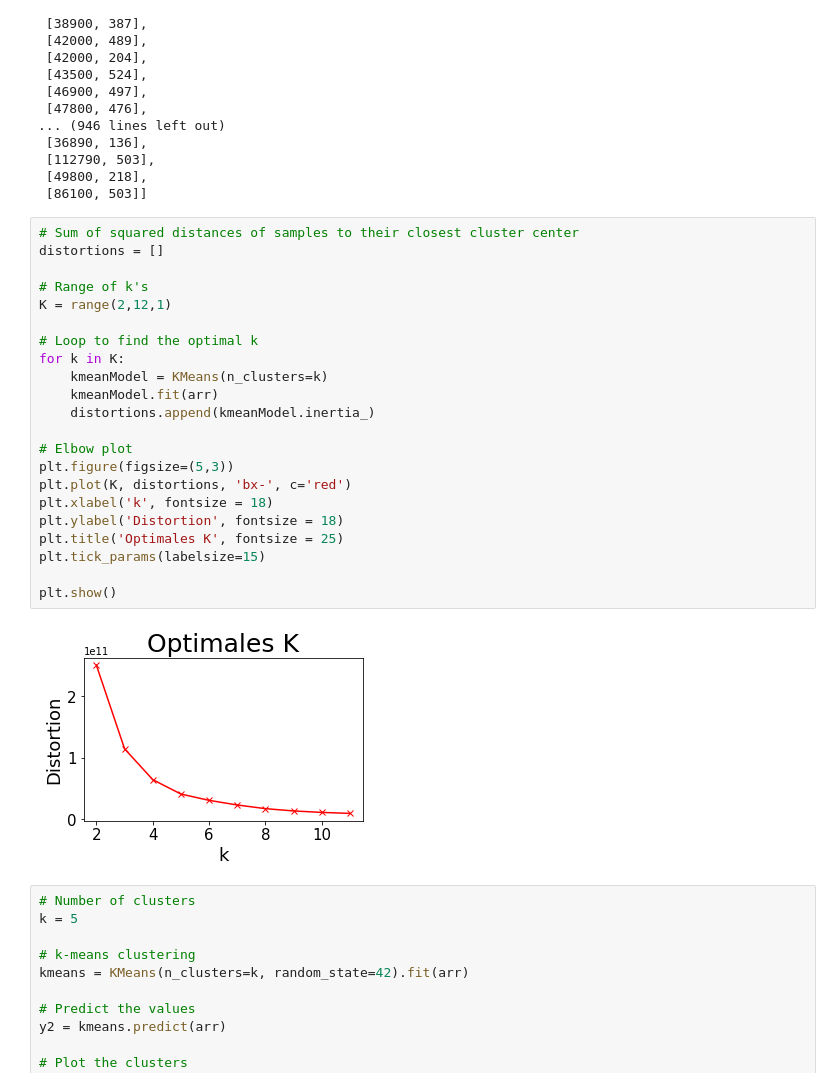
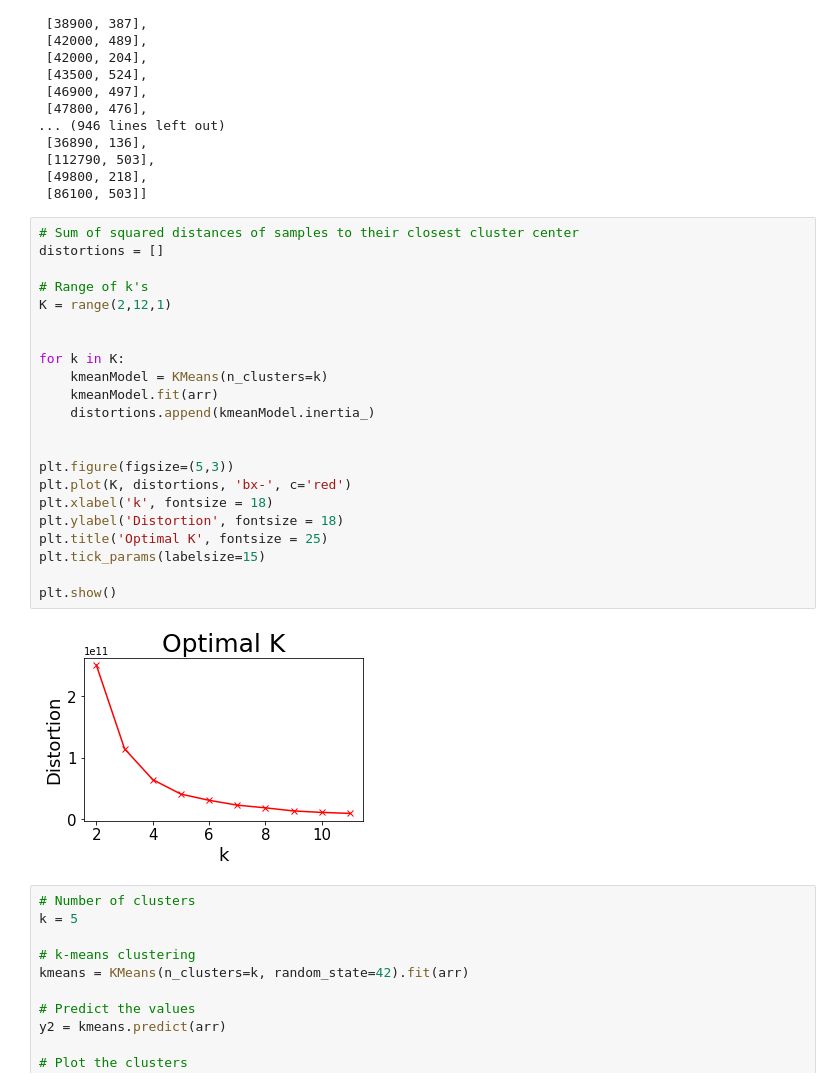
Before and after one commit to jk019/DA_LN_neues_Github, a Jupyter notebook: Analysen/Cluster.ipynb, the cells around one changed output. Drawn from its saved outputs; the diff is of its cells as text.

```diff
--- a/Analysen/Cluster.ipynb
+++ b/Analysen/Cluster.ipynb
@@ -74,27 +74,27 @@ arr
 # %%
 # Sum of squared distances of samples to their closest cluster center
 distortions = []
 
 # Range of k's
 K = range(2,12,1)
 
-# Loop to find the optimal k
+
 for k in K:
     kmeanModel = KMeans(n_clusters=k)
     kmeanModel.fit(arr)
     distortions.append(kmeanModel.inertia_)
 
-# Elbow plot
+
 plt.figure(figsize=(5,3))
 plt.plot(K, distortions, 'bx-', c='red')
 plt.xlabel('k', fontsize = 18)
 plt.ylabel('Distortion', fontsize = 18)
-plt.title('Optimales K', fontsize = 25)
+plt.title('Optimal K', fontsize = 25)
 plt.tick_params(labelsize=15)
 
 plt.show()
 # %% [output]
-[figure, old version]
+[figure, new version]
 # %%
 # Number of clusters
 k = 5
```
Also changed, not shown: parts of 1 cell of this notebook, 5 other files.
